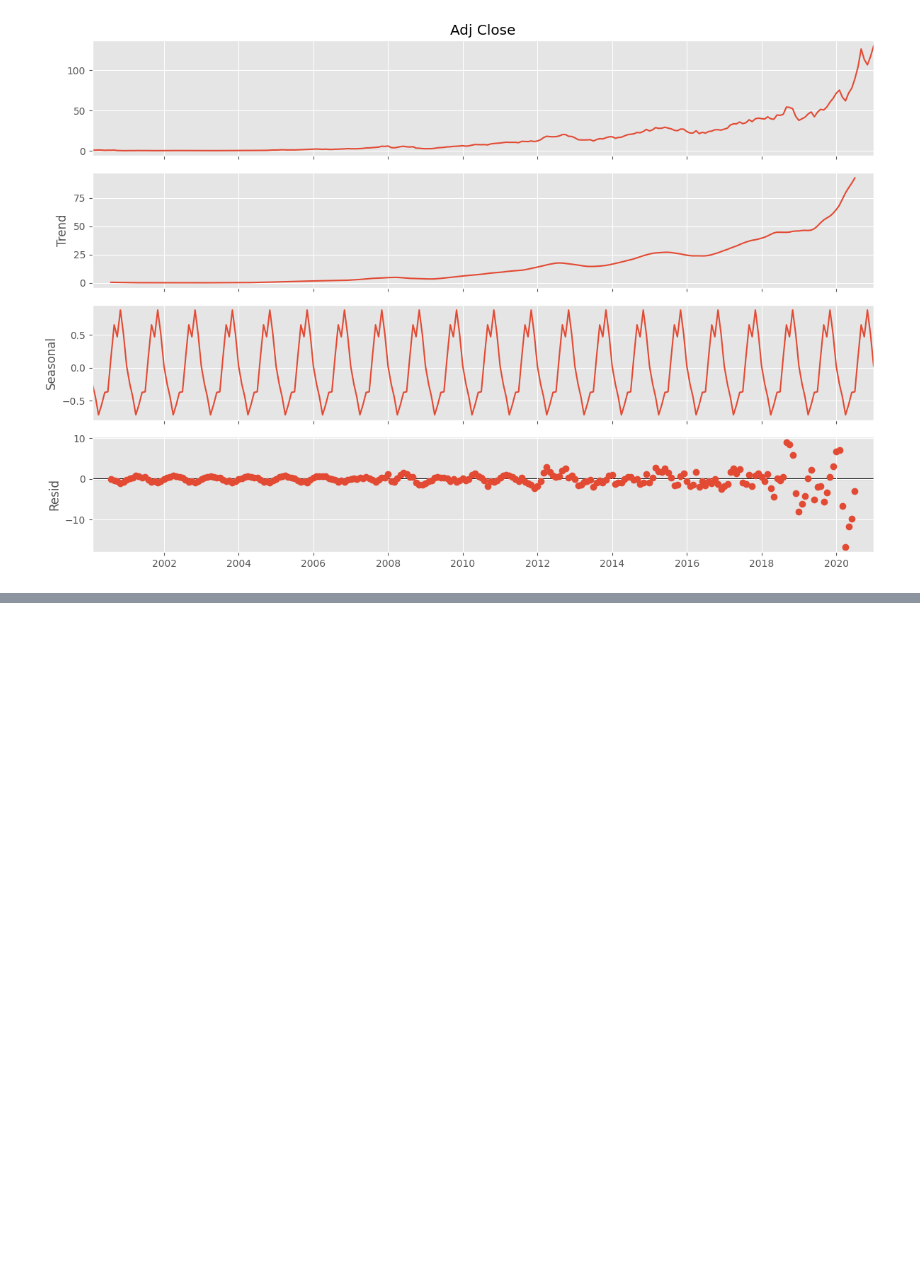
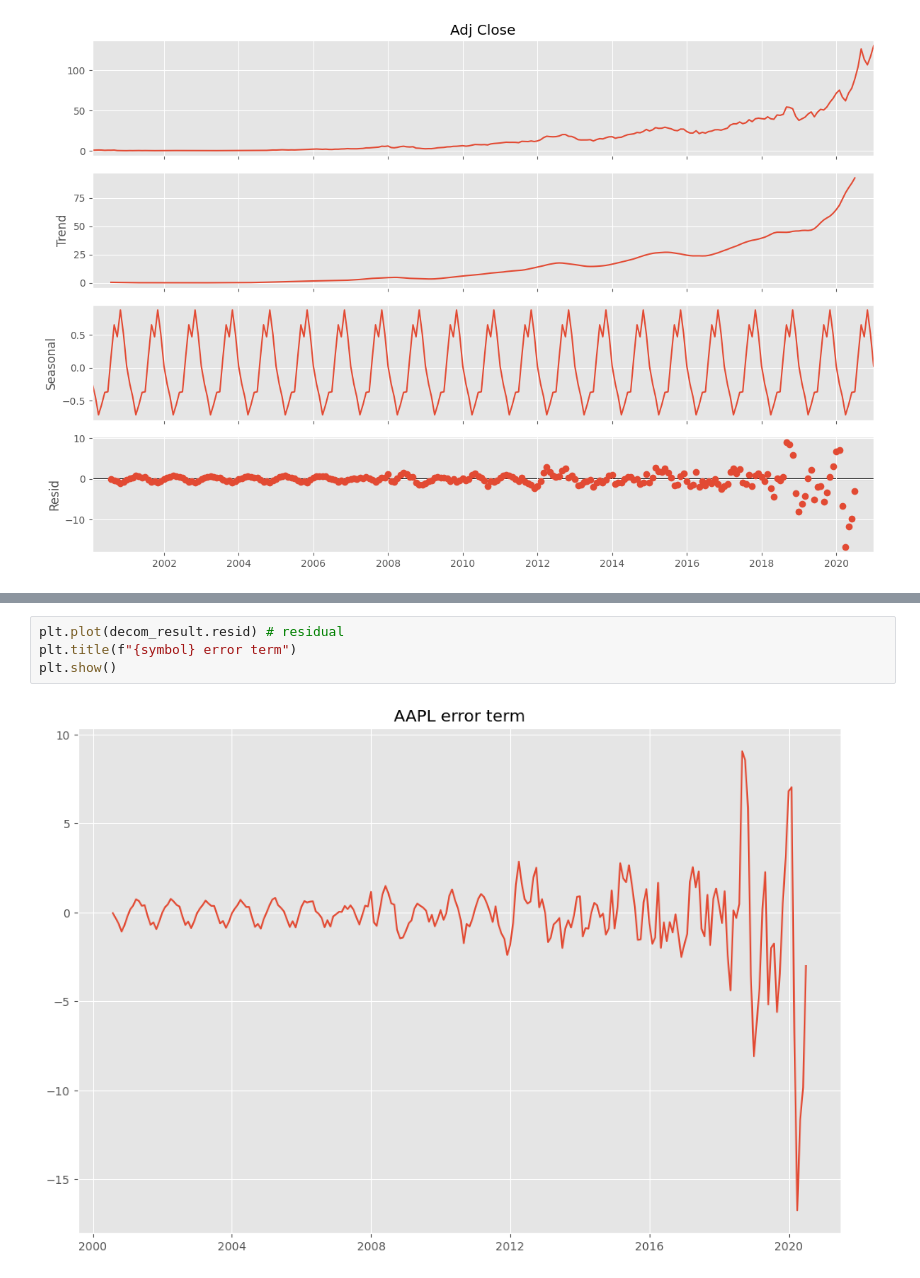
Before and after one commit to pNatTueku/basicPython, a Jupyter notebook: basic_time_series_01.ipynb, the cells around one changed output, grey strips where cells are left out. Saved outputs shown, nothing was run; the diff lists cells and outputs as text; blank space fills up the shorter version.

```diff
--- a/basic_time_series_01.ipynb
+++ b/basic_time_series_01.ipynb
@@ -128,0 +143,6 @@ decom_result.plot();
+# %%
+plt.plot(decom_result.resid) # residual
+plt.title(f"{symbol} error term")
+plt.show()
+# %% [output]
+[figure, added]
```
Also changed, not shown: parts of 7 cells of this notebook.
